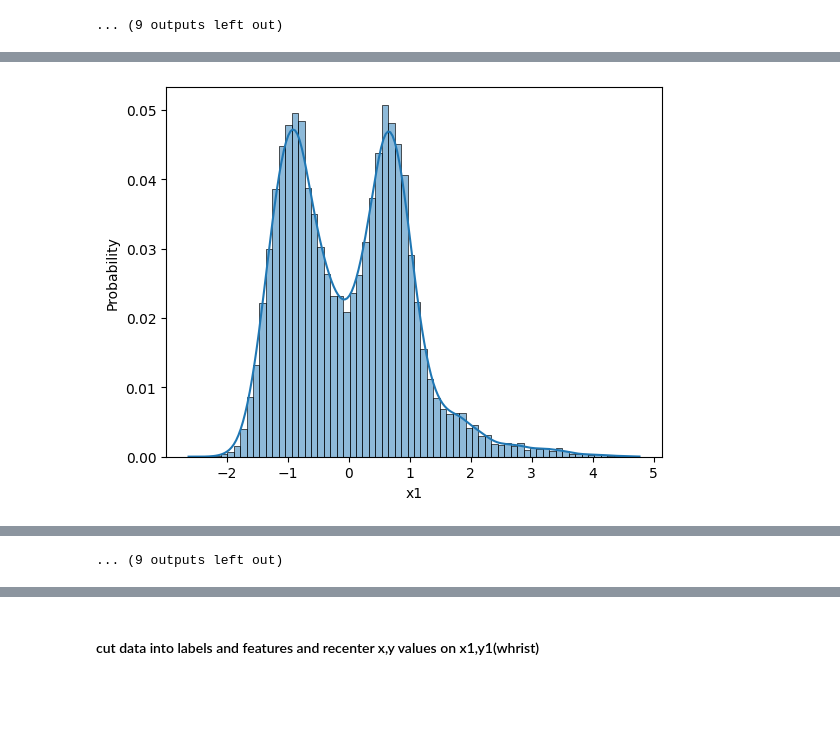
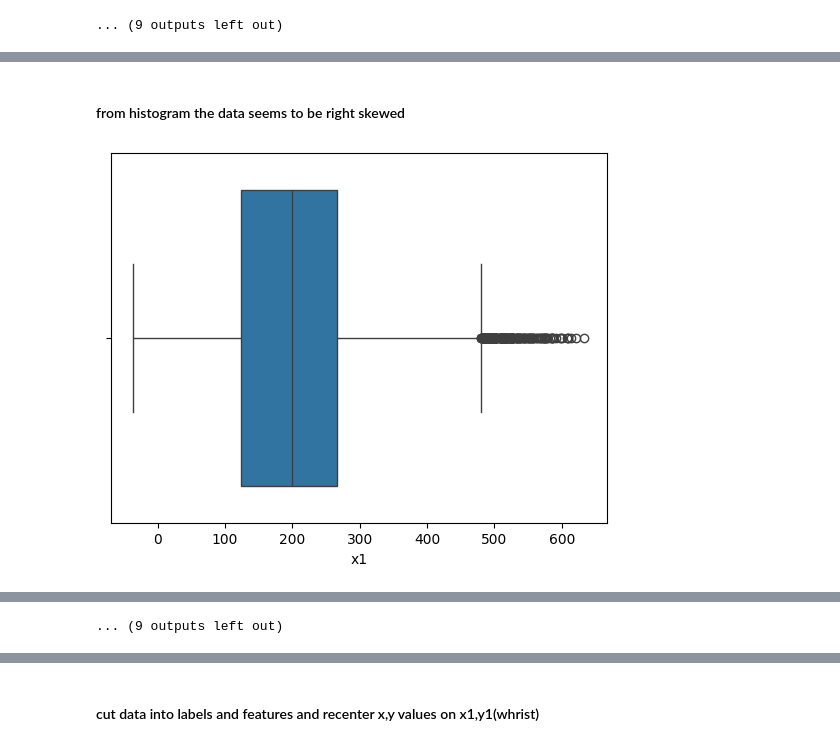
Before and after one commit to MazenFayed/Hand_Gesture_Classification_Using_MediaPipe_Landmarks_from_the_HaGRID_Dataset, a Jupyter notebook: Project.ipynb, the cells around one changed output, grey strips where cells are left out. Drawn from its saved outputs; the diff is of its cells as text; code cells hidden in the pictures; blank space fills up the shorter version.

```diff
--- a/Project.ipynb
+++ b/Project.ipynb
@@ -134,6 +112,8 @@ scaled_data
+# %% [markdown]
+#### from histogram the data seems to be right skewed
 # %%
 for i in range(1,22):
-  sns.histplot(data=scaled_data,x=f"x{str(i)}",stat="probability",kde=True)
+  sns.boxplot(data=df,x=f"x{str(i)}")
   plt.show()
 # %% [output]
-[figure, old version]
+[figure, new version]
```
Also changed, not shown: parts of 27 cells of this notebook.
